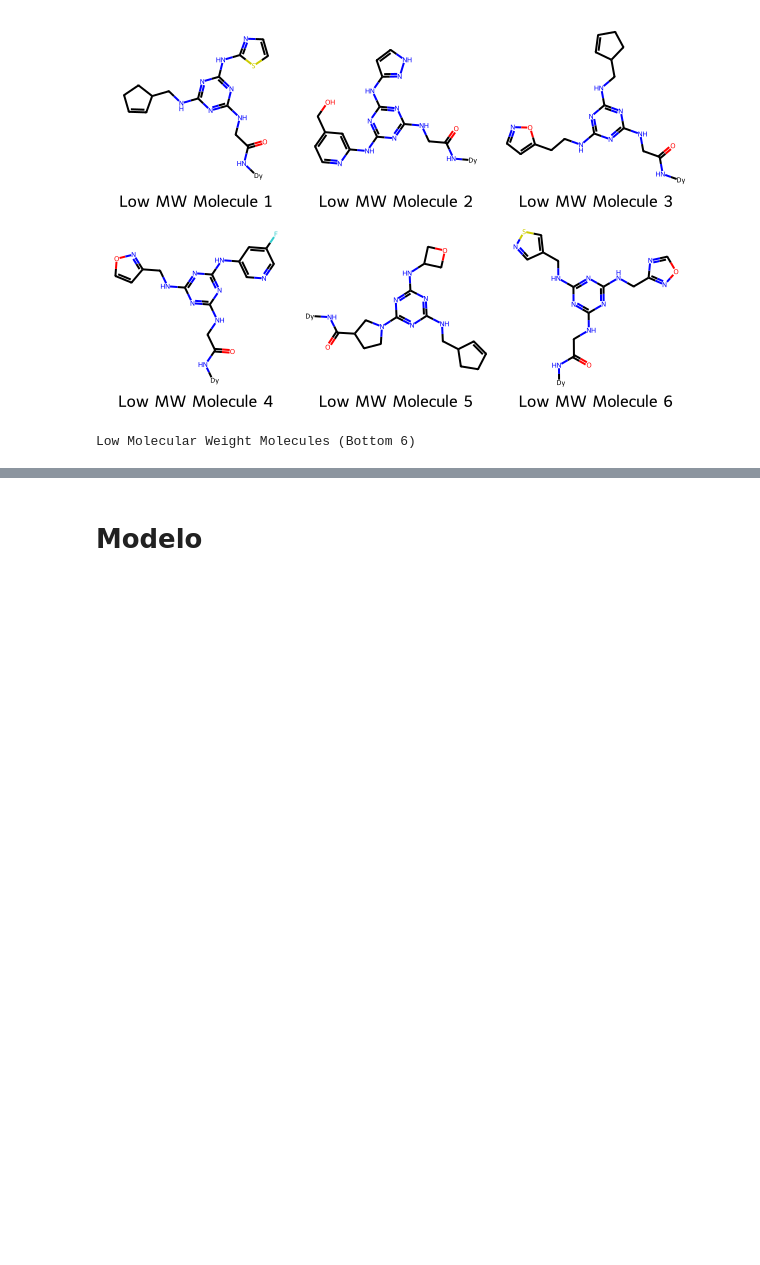
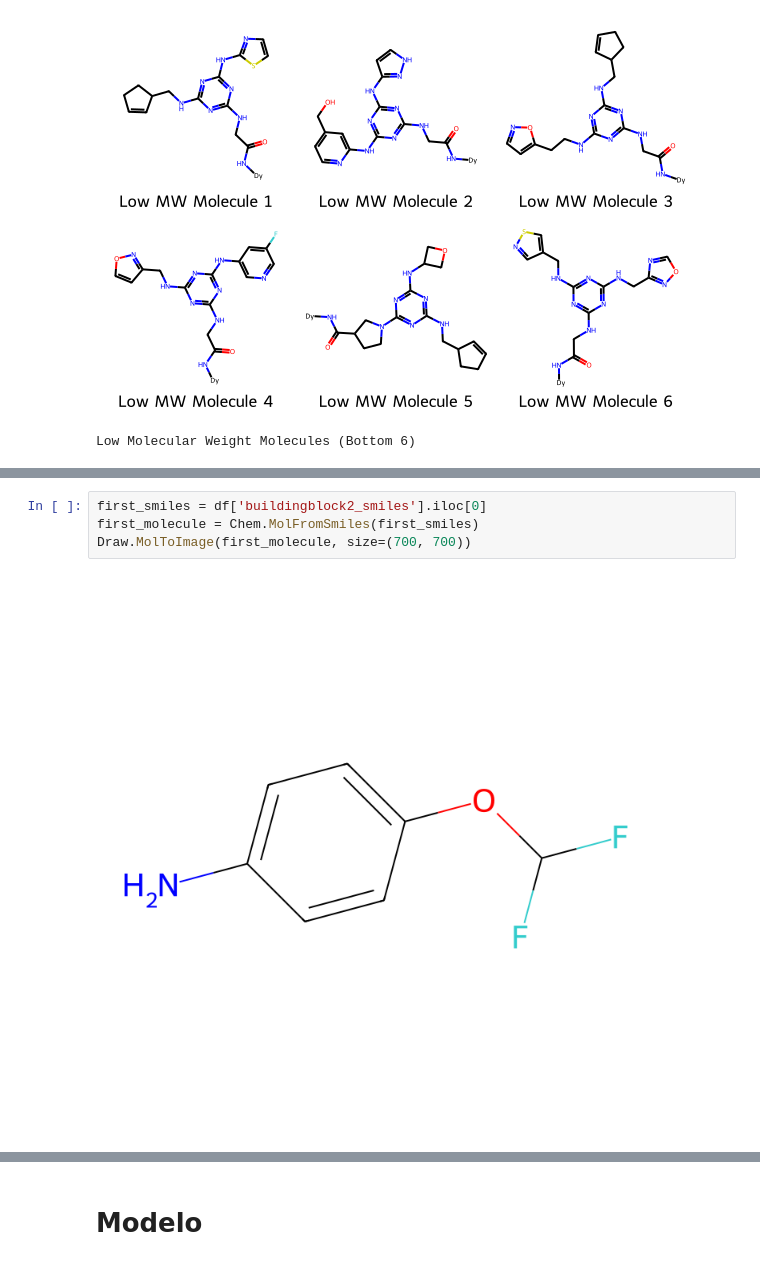
Before and after one commit to juanes213/DeepLearning_Exam, a Jupyter notebook: _sources/EDA_MODEL.ipynb, the cells around one changed output, grey strips where cells are left out. Saved outputs shown, nothing was run; the diff lists cells and outputs as text; blank space fills up the shorter version.

```diff
--- a/_sources/EDA_MODEL.ipynb
+++ b/_sources/EDA_MODEL.ipynb
@@ -327,0 +475,6 @@ Low Molecular Weight Molecules (Bottom 6)
+# %%
+first_smiles = df['buildingblock2_smiles'].iloc[0]
+first_molecule = Chem.MolFromSmiles(first_smiles)
+Draw.MolToImage(first_molecule, size=(700, 700))
+# %% [output]
+[figure, added]
```
Also changed, not shown: parts of 32 cells of this notebook, 8 other files.
